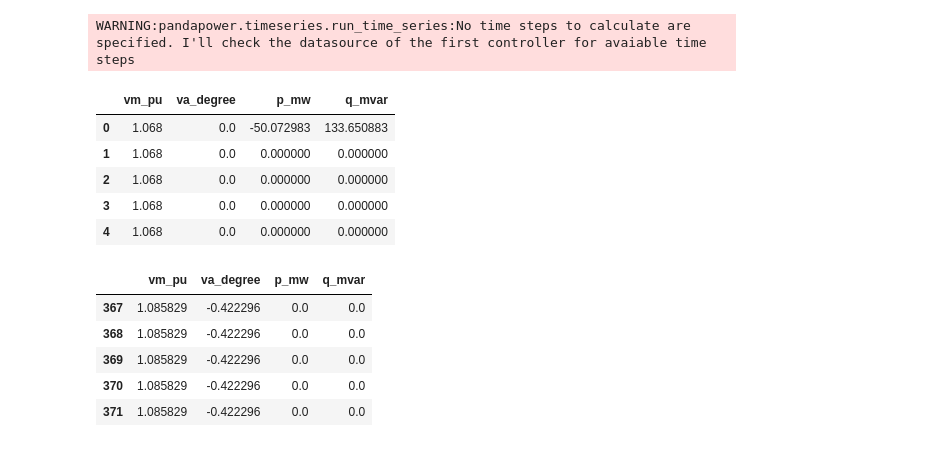
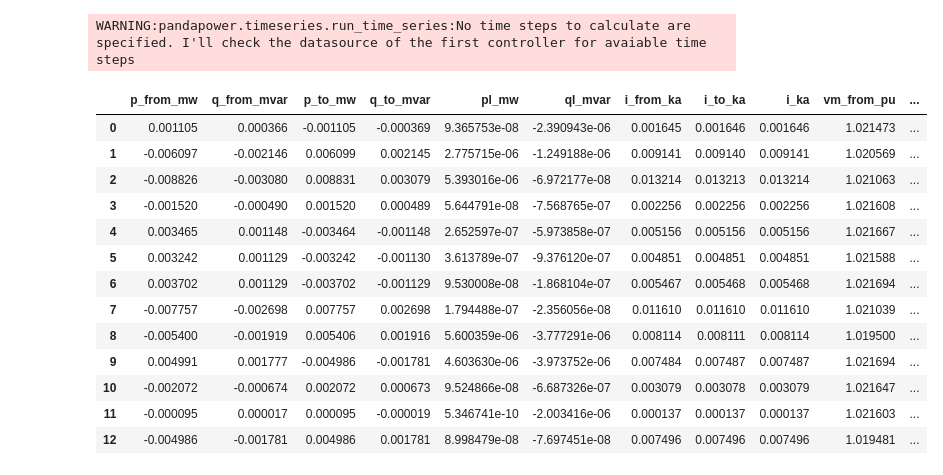
Before and after one commit to claudeshyaka/master-project-repo, a Jupyter notebook: Generating_Simulation_Data.ipynb, the cells around one changed output. Drawn from its saved outputs; the diff is of its cells as text; code cells hidden in the pictures.

```diff
--- a/Generating_Simulation_Data.ipynb
+++ b/Generating_Simulation_Data.ipynb
@@ -128,21 +159,20 @@ ow = create_output_writer(net, time_steps, output_dir=output_dir)
 ts.run_time_series.run_timeseries(net)
 # %% [output]
 WARNING:pandapower.timeseries.run_time_series:No time steps to calculate are specified. I'll check the datasource of the first controller for avaiable time steps
-# %%
-net.res_bus.head()
-# %% [output]
-|  | vm_pu | va_degree | p_mw | q_mvar |
-| 0 | 1.068 | 0.0 | -50.072983 | 133.650883 |
-| 1 | 1.068 | 0.0 | 0.000000 | 0.000000 |
-| 2 | 1.068 | 0.0 | 0.000000 | 0.000000 |
-| 3 | 1.068 | 0.0 | 0.000000 | 0.000000 |
-| 4 | 1.068 | 0.0 | 0.000000 | 0.000000 |
-# %%
-net.res_bus.tail()
-# %% [output]
-|  | vm_pu | va_degree | p_mw | q_mvar |
-| 367 | 1.085829 | -0.422296 | 0.0 | 0.0 |
-| 368 | 1.085829 | -0.422296 | 0.0 | 0.0 |
-| 369 | 1.085829 | -0.422296 | 0.0 | 0.0 |
-| 370 | 1.085829 | -0.422296 | 0.0 | 0.0 |
-| 371 | 1.085829 | -0.422296 | 0.0 | 0.0 |
+# %%
+net.res_line
+# %% [output]
+|  | p_from_mw | q_from_mvar | p_to_mw | q_to_mvar | pl_mw | ql_mvar | i_from_ka | i_to_ka | i_ka | vm_from_pu | ... |
+| 0 | 0.001105 | 0.000366 | -0.001105 | -0.000369 | 9.365753e-08 | -2.390943e-06 | 0.001645 | 0.001646 | 0.001646 | 1.021473 | ... |
+| 1 | -0.006097 | -0.002146 | 0.006099 | 0.002145 | 2.775715e-06 | -1.249188e-06 | 0.009141 | 0.009140 | 0.009141 | 1.020569 | ... |
+| 2 | -0.008826 | -0.003080 | 0.008831 | 0.003079 | 5.393016e-06 | -6.972177e-08 | 0.013214 | 0.013213 | 0.013214 | 1.021063 | ... |
+| 3 | -0.001520 | -0.000490 | 0.001520 | 0.000489 | 5.644791e-08 | -7.568765e-07 | 0.002256 | 0.002256 | 0.002256 | 1.021608 | ... |
+| 4 | 0.003465 | 0.001148 | -0.003464 | -0.001148 | 2.652597e-07 | -5.973858e-07 | 0.005156 | 0.005156 | 0.005156 | 1.021667 | ... |
+| 5 | 0.003242 | 0.001129 | -0.003242 | -0.001130 | 3.613789e-07 | -9.376120e-07 | 0.004851 | 0.004851 | 0.004851 | 1.021588 | ... |
+| 6 | 0.003702 | 0.001129 | -0.003702 | -0.001129 | 9.530008e-08 | -1.868104e-07 | 0.005467 | 0.005468 | 0.005468 | 1.021694 | ... |
+| 7 | -0.007757 | -0.002698 | 0.007757 | 0.002698 | 1.794488e-07 | -2.356056e-08 | 0.011610 | 0.011610 | 0.011610 | 1.021039 | ... |
+| 8 | -0.005400 | -0.001919 | 0.005406 | 0.001916 | 5.600359e-06 | -3.777291e-06 | 0.008114 | 0.008111 | 0.008114 | 1.019500 | ... |
+| 9 | 0.004991 | 0.001777 | -0.004986 | -0.001781 | 4.603630e-06 | -3.973752e-06 | 0.007484 | 0.007487 | 0.007487 | 1.021694 | ... |
+| 10 | -0.002072 | -0.000674 | 0.002072 | 0.000673 | 9.524866e-08 | -6.687326e-07 | 0.003079 | 0.003078 | 0.003079 | 1.021647 | ... |
+| 11 | -0.000095 | 0.000017 | 0.000095 | -0.000019 | 5.346741e-10 | -2.003416e-06 | 0.000137 | 0.000137 | 0.000137 | 1.021603 | ... |
+| 12 | -0.004986 | -0.001781 | 0.004986 | 0.001781 | 8.998479e-08 | -7.697451e-08 | 0.007496 | 0.007496 | 0.007496 | 1.019481 | ... |
```
Also changed, not shown: parts of 18 cells of this notebook.
